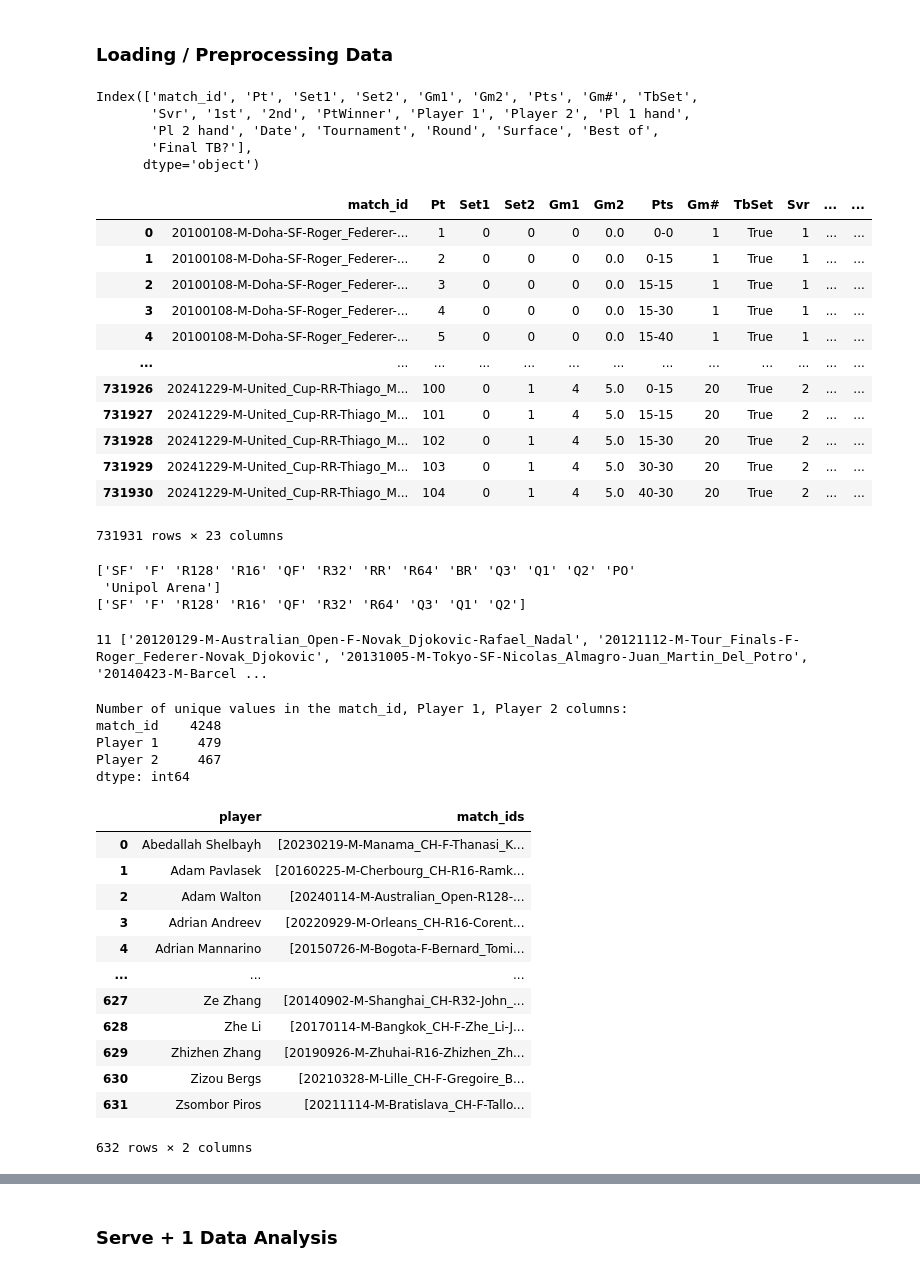
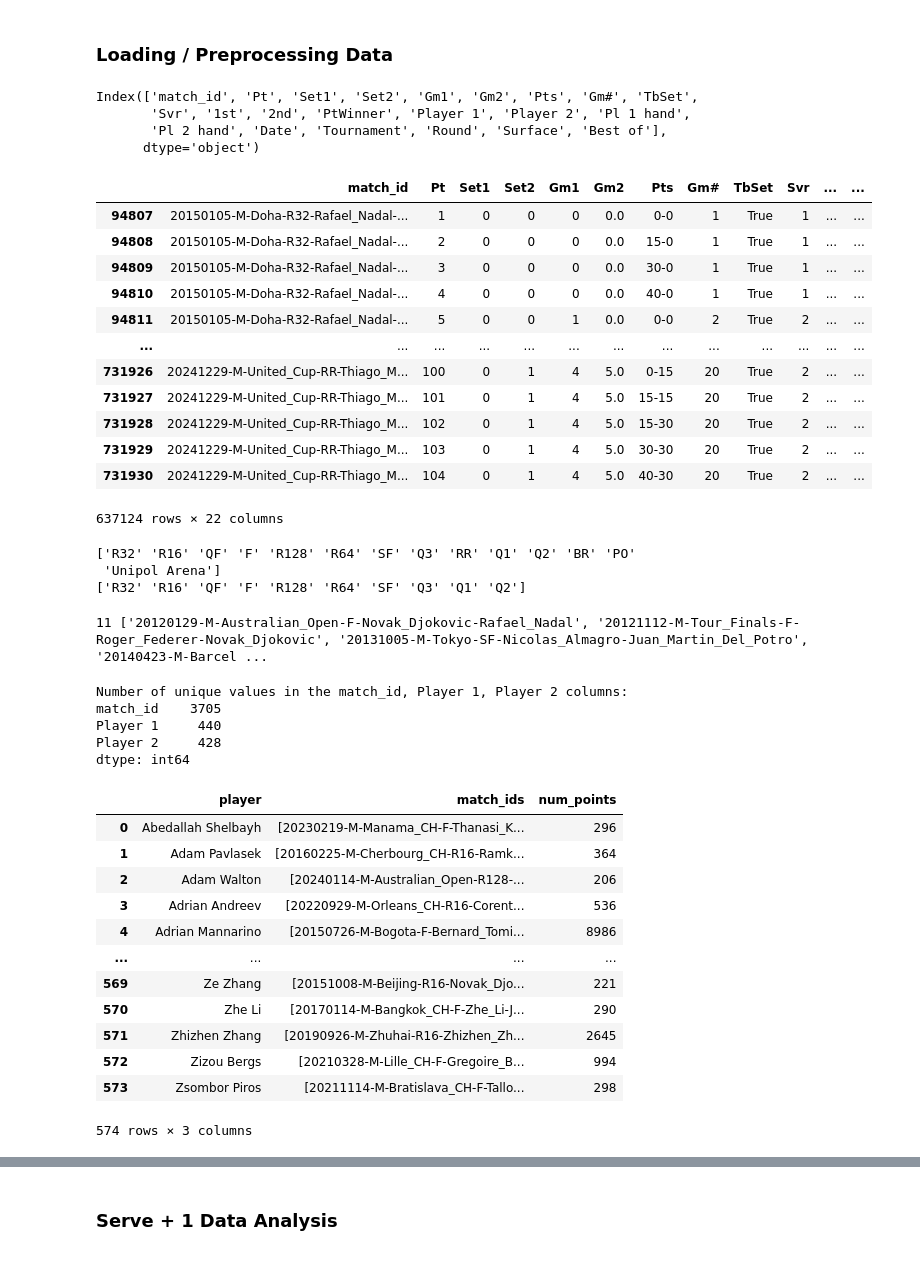
Before and after one commit to anika24/ATP_Serve-1_Recommender, a Jupyter notebook: data-analysis.ipynb, the cells around one changed output, grey strips where cells are left out. Saved outputs shown, nothing was run; the diff lists cells and outputs as text; code cells hidden in the pictures.

```diff
--- a/data-analysis.ipynb
+++ b/data-analysis.ipynb
@@ -17,32 +17,31 @@ df_2020s = pd.read_csv(github_url_2020s_data)
 df_matches = pd.read_csv(github_url_match_data)
 df = pd.concat([df_2010s, df_2020s], axis=0)
 df = pd.merge(df, df_matches, on='match_id', sort="date")
-# Remove time, court, umpire, charted by columns
-df = df.drop(['Time', 'Court', 'Umpire', 'Charted by', 'Notes'], axis=1)
+df = df[df['Date'] >= '2015'] # Use more recent data
+df = df.drop(['Time', 'Court', 'Umpire', 'Charted by', 'Notes', 'Final TB?'], axis=1)
 # %%
 df.columns
 # %% [output]
 Index(['match_id', 'Pt', 'Set1', 'Set2', 'Gm1', 'Gm2', 'Pts', 'Gm#', 'TbSet',
        'Svr', '1st', '2nd', 'PtWinner', 'Player 1', 'Player 2', 'Pl 1 hand',
-       'Pl 2 hand', 'Date', 'Tournament', 'Round', 'Surface', 'Best of',
-       'Final TB?'],
+       'Pl 2 hand', 'Date', 'Tournament', 'Round', 'Surface', 'Best of'],
       dtype='object')
 # %%
 df
 # %% [output]
 |  | match_id | Pt | Set1 | Set2 | Gm1 | Gm2 | Pts | Gm# | TbSet | Svr | ... | ... |
-| 0 | 20100108-M-Doha-SF-Roger_Federer-... | 1 | 0 | 0 | 0 | 0.0 | 0-0 | 1 | True | 1 | ... | ... |
-| 1 | 20100108-M-Doha-SF-Roger_Federer-... | 2 | 0 | 0 | 0 | 0.0 | 0-15 | 1 | True | 1 | ... | ... |
-| 2 | 20100108-M-Doha-SF-Roger_Federer-... | 3 | 0 | 0 | 0 | 0.0 | 15-15 | 1 | True | 1 | ... | ... |
-| 3 | 20100108-M-Doha-SF-Roger_Federer-... | 4 | 0 | 0 | 0 | 0.0 | 15-30 | 1 | True | 1 | ... | ... |
-| 4 | 20100108-M-Doha-SF-Roger_Federer-... | 5 | 0 | 0 | 0 | 0.0 | 15-40 | 1 | True | 1 | ... | ... |
+| 94807 | 20150105-M-Doha-R32-Rafael_Nadal-... | 1 | 0 | 0 | 0 | 0.0 | 0-0 | 1 | True | 1 | ... | ... |
+| 94808 | 20150105-M-Doha-R32-Rafael_Nadal-... | 2 | 0 | 0 | 0 | 0.0 | 15-0 | 1 | True | 1 | ... | ... |
+| 94809 | 20150105-M-Doha-R32-Rafael_Nadal-... | 3 | 0 | 0 | 0 | 0.0 | 30-0 | 1 | True | 1 | ... | ... |
+| 94810 | 20150105-M-Doha-R32-Rafael_Nadal-... | 4 | 0 | 0 | 0 | 0.0 | 40-0 | 1 | True | 1 | ... | ... |
+| 94811 | 20150105-M-Doha-R32-Rafael_Nadal-... | 5 | 0 | 0 | 1 | 0.0 | 0-0 | 2 | True | 2 | ... | ... |
 | ... | ... | ... | ... | ... | ... | ... | ... | ... | ... | ... | ... | ... |
 | 731926 | 20241229-M-United_Cup-RR-Thiago_M... | 100 | 0 | 1 | 4 | 5.0 | 0-15 | 20 | True | 2 | ... | ... |
 | 731927 | 20241229-M-United_Cup-RR-Thiago_M... | 101 | 0 | 1 | 4 | 5.0 | 15-15 | 20 | True | 2 | ... | ... |
 | 731928 | 20241229-M-United_Cup-RR-Thiago_M... | 102 | 0 | 1 | 4 | 5.0 | 15-30 | 20 | True | 2 | ... | ... |
 | 731929 | 20241229-M-United_Cup-RR-Thiago_M... | 103 | 0 | 1 | 4 | 5.0 | 30-30 | 20 | True | 2 | ... | ... |
 | 731930 | 20241229-M-United_Cup-RR-Thiago_M... | 104 | 0 | 1 | 4 | 5.0 | 40-30 | 20 | True | 2 | ... | ... |
-731931 rows × 23 columns
+637124 rows × 22 columns
 # %%
 print(df['Round'].unique())
 
@@ -53,9 +52,9 @@ df = df[df['Round'] != 'Unipol Arena']
 df = df[df['Round'] != 'BR']
 print(df['Round'].unique())
 # %% [output]
-['SF' 'F' 'R128' 'R16' 'QF' 'R32' 'RR' 'R64' 'BR' 'Q3' 'Q1' 'Q2' 'PO'
+['R32' 'R16' 'QF' 'F' 'R128' 'R64' 'SF' 'Q3' 'RR' 'Q1' 'Q2' 'BR' 'PO'
  'Unipol Arena']
-['SF' 'F' 'R128' 'R16' 'QF' 'R32' 'R64' 'Q3' 'Q1' 'Q2']
+['R32' 'R16' 'QF' 'F' 'R128' 'R64' 'SF' 'Q3' 'Q1' 'Q2']
 # %%
 # Find all match_ids where the points are charted incorrectly, missing points, etc.
 
@@ -132,9 +130,9 @@ print("Number of unique values in the match_id, Player 1, Player 2 columns:")
 print(df[['match_id', 'Player 1', 'Player 2']].nunique())
 # %% [output]
 Number of unique values in the match_id, Player 1, Player 2 columns:
-match_id    4248
-Player 1     479
-Player 2     467
+match_id    3705
+Player 1     440
+Player 2     428
 dtype: int64
 # %%
 # Count number of matches per player, where player can be either player 1 or player 2
@@ -152,30 +153,29 @@ for player in players:
 # %%
+# Get number of poitns per match
+match_point_counts = df.groupby('match_id')['Pt'].max().reset_index()
+
 # Create series of match_ids for Player 1 and Player 2
 player_match_counts_1 = df.groupby('Player 1')['match_id'].apply(list)
 player_match_counts_2 = df.groupby('Player 2')['match_id'].apply(list)
 
-# Rename index and convert to DataFrame
 df1 = player_match_counts_1.rename_axis('player').reset_index(name='match_ids')
 df2 = player_match_counts_2.rename_axis('player').reset_index(name='match_ids')
-
-# Combine the two DataFrames
 combined = pd.concat([df1, df2], ignore_index=True)
-
-# Step 4: Group by player and concatenate match_id lists
 player_matches = combined.groupby('player')['match_ids'].agg(lambda lists: list(np.unique(sum(lists, [])))).reset_index()
+player_matches['num_points'] = player_matches['match_ids'].apply(lambda x: sum(match_point_counts[match_point_counts['match_id'].isin(x)]['Pt']))
 
 player_matches
 # %% [output]
-|  | player | match_ids |
-| 0 | Abedallah Shelbayh | [20230219-M-Manama_CH-F-Thanasi_K... |
-| 1 | Adam Pavlasek | [20160225-M-Cherbourg_CH-R16-Ramk... |
-| 2 | Adam Walton | [20240114-M-Australian_Open-R128-... |
-| 3 | Adrian Andreev | [20220929-M-Orleans_CH-R16-Corent... |
-| 4 | Adrian Mannarino | [20150726-M-Bogota-F-Bernard_Tomi... |
-| ... | ... | ... |
-| 627 | Ze Zhang | [20140902-M-Shanghai_CH-R32-John_... |
-| 628 | Zhe Li | [20170114-M-Bangkok_CH-F-Zhe_Li-J... |
-| 629 | Zhizhen Zhang | [20190926-M-Zhuhai-R16-Zhizhen_Zh... |
-| 630 | Zizou Bergs | [20210328-M-Lille_CH-F-Gregoire_B... |
-| 631 | Zsombor Piros | [20211114-M-Bratislava_CH-F-Tallo... |
+|  | player | match_ids | num_points |
+| 0 | Abedallah Shelbayh | [20230219-M-Manama_CH-F-Thanasi_K... | 296 |
+| 1 | Adam Pavlasek | [20160225-M-Cherbourg_CH-R16-Ramk... | 364 |
+| 2 | Adam Walton | [20240114-M-Australian_Open-R128-... | 206 |
+| 3 | Adrian Andreev | [20220929-M-Orleans_CH-R16-Corent... | 536 |
+| 4 | Adrian Mannarino | [20150726-M-Bogota-F-Bernard_Tomi... | 8986 |
+| ... | ... | ... | ... |
+| 569 | Ze Zhang | [20151008-M-Beijing-R16-Novak_Djo... | 221 |
+| 570 | Zhe Li | [20170114-M-Bangkok_CH-F-Zhe_Li-J... | 290 |
+| 571 | Zhizhen Zhang | [20190926-M-Zhuhai-R16-Zhizhen_Zh... | 2645 |
+| 572 | Zizou Bergs | [20210328-M-Lille_CH-F-Gregoire_B... | 994 |
+| 573 | Zsombor Piros | [20211114-M-Bratislava_CH-F-Tallo... | 298 |
-632 rows × 2 columns
+574 rows × 3 columns
```
Also changed, not shown: parts of 13 cells of this notebook, 6 other files.
